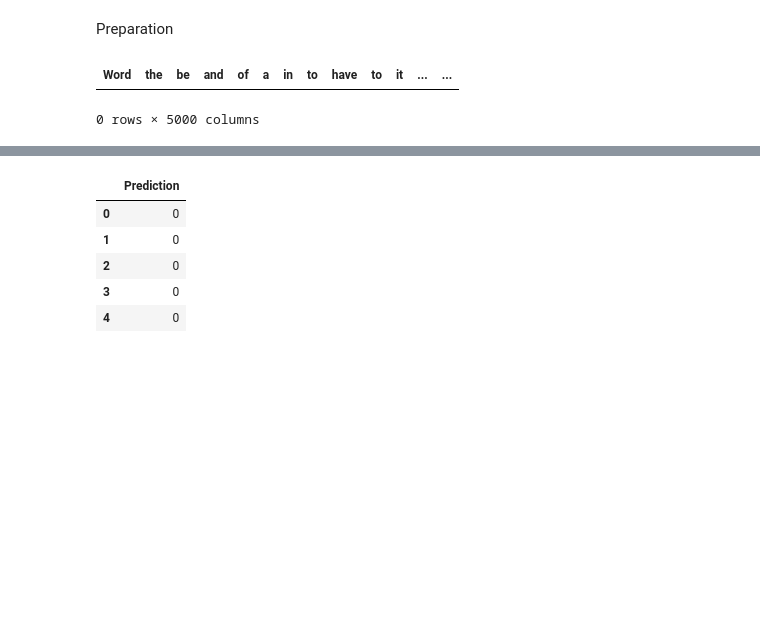
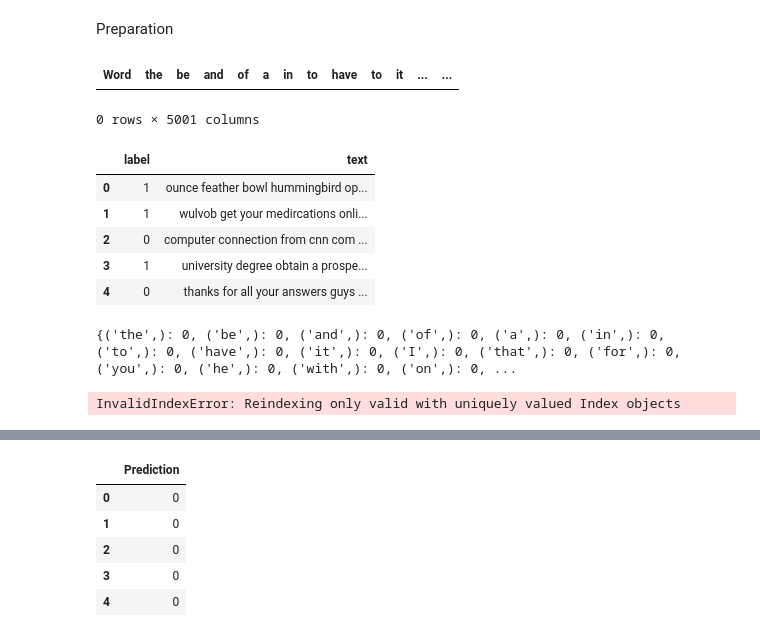
Before and after one commit to SureFoot0/Spam-Classifier, a Jupyter notebook: SpamClassifier.ipynb, the cells around one changed output, grey strips where cells are left out. Drawn from its saved outputs; the diff is of its cells as text; code cells hidden in the pictures; blank space fills up the shorter version.

```diff
--- a/SpamClassifier.ipynb
+++ b/SpamClassifier.ipynb
@@ -14,8 +14,19 @@ nlp = spacy.load("en_core_web_sm")
 df = pd.read_csv("Words.csv")
 df = df.drop(columns=["Rank", "Part of speech", "Frequency", "Dispersion"])
 # %%
-df = pd.DataFrame(columns=df["Word"])
+df = pd.DataFrame(columns=[df["Word"]])
+df["LABEL"] = None
 df.head()
 # %% [output]
 | Word | the | be | and | of | a | in | to | have | to | it | ... | ... |
-0 rows × 5000 columns
+0 rows × 5001 columns
+# %%
+Emails = pd.read_csv("Text_Emails.csv")
+Emails.head()
+# %% [output]
+|  | label | text |
+| 0 | 1 | ounce feather bowl hummingbird op... |
+| 1 | 1 | wulvob get your medircations onli... |
+| 2 | 0 | computer connection from cnn com ... |
+| 3 | 1 | university degree obtain a prospe... |
+| 4 | 0 | thanks for all your answers guys ... |
@@ -21,0 +48,5 @@ df.head()
+# %%
+df = pd.concat([df, pd.DataFrame(PrepNewData(nlp, Emails["text"][0], Emails["label"][0], df))], ignore_index = True)
+# %% [output]
+{('the',): 0, ('be',): 0, ('and',): 0, ('of',): 0, ('a',): 0, ('in',): 0, ('to',): 0, ('have',): 0, ('it',): 0, ('I',): 0, ('that',): 0, ('for',): 0, ('you',): 0, ('he',): 0, ('with',): 0, ('on',): 0, ...
+InvalidIndexError: Reindexing only valid with uniquely valued Index objects
```
Also changed, not shown: parts of 2 cells of this notebook, 4 other files.
